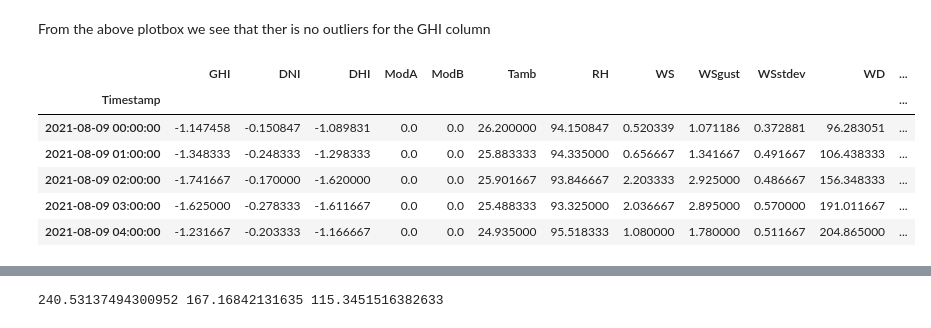
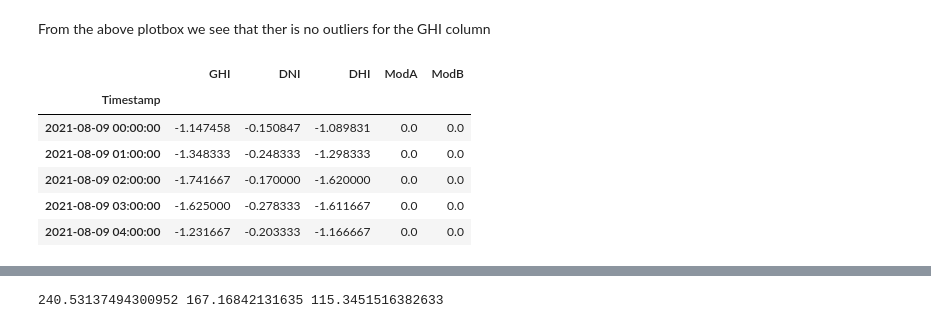
Before and after one commit to codeWithKal/KAIM-Week-0-Challenge, a Jupyter notebook: notebooks/benin-malanville.ipynb, the cells around one changed output, grey strips where cells are left out. Drawn from its saved outputs; the diff is of its cells as text; code cells hidden in the pictures.

```diff
--- a/notebooks/benin-malanville.ipynb
+++ b/notebooks/benin-malanville.ipynb
@@ -151,6 +151,6 @@ Across the cleaned dataframe we see that only 5 columns help to deal with our bu
 # %%
 # Lemme create a clean data frame that takes the mentioned columns from the df_benin dataframe.
 columns_to_keep = ["GHI", "DNI", "DHI", "ModA", "ModB"]
-df = df_benin[columns_to_keep]
-df_benin.head()
+df_benin_cleaned = df_benin[columns_to_keep]
+df_benin_cleaned.head()
 # %% [output]
@@ -183,14 +183,14 @@ Text(0, 0.5, 'Frequency')
 # %% [markdown]
 From the above plotbox we see that ther is no outliers for the GHI column
 # %%
-df_benin.head()
+df_benin_cleaned.head()
 # %% [output]
-|  | GHI | DNI | DHI | ModA | ModB | Tamb | RH | WS | WSgust | WSstdev | WD | ... |
-| Timestamp |  |  |  |  |  |  |  |  |  |  |  | ... |
-| 2021-08-09 00:00:00 | -1.147458 | -0.150847 | -1.089831 | 0.0 | 0.0 | 26.200000 | 94.150847 | 0.520339 | 1.071186 | 0.372881 | 96.283051 | ... |
-| 2021-08-09 01:00:00 | -1.348333 | -0.248333 | -1.298333 | 0.0 | 0.0 | 25.883333 | 94.335000 | 0.656667 | 1.341667 | 0.491667 | 106.438333 | ... |
-| 2021-08-09 02:00:00 | -1.741667 | -0.170000 | -1.620000 | 0.0 | 0.0 | 25.901667 | 93.846667 | 2.203333 | 2.925000 | 0.486667 | 156.348333 | ... |
-| 2021-08-09 03:00:00 | -1.625000 | -0.278333 | -1.611667 | 0.0 | 0.0 | 25.488333 | 93.325000 | 2.036667 | 2.895000 | 0.570000 | 191.011667 | ... |
-| 2021-08-09 04:00:00 | -1.231667 | -0.203333 | -1.166667 | 0.0 | 0.0 | 24.935000 | 95.518333 | 1.080000 | 1.780000 | 0.511667 | 204.865000 | ... |
+|  | GHI | DNI | DHI | ModA | ModB |
+| Timestamp |  |  |  |  |  |
+| 2021-08-09 00:00:00 | -1.147458 | -0.150847 | -1.089831 | 0.0 | 0.0 |
+| 2021-08-09 01:00:00 | -1.348333 | -0.248333 | -1.298333 | 0.0 | 0.0 |
+| 2021-08-09 02:00:00 | -1.741667 | -0.170000 | -1.620000 | 0.0 | 0.0 |
+| 2021-08-09 03:00:00 | -1.625000 | -0.278333 | -1.611667 | 0.0 | 0.0 |
+| 2021-08-09 04:00:00 | -1.231667 | -0.203333 | -1.166667 | 0.0 | 0.0 |
 # %%
 # Let me now do the same thing to the rest four columns and check for any outlier.
```
Also changed, not shown: parts of 8 cells of this notebook.
